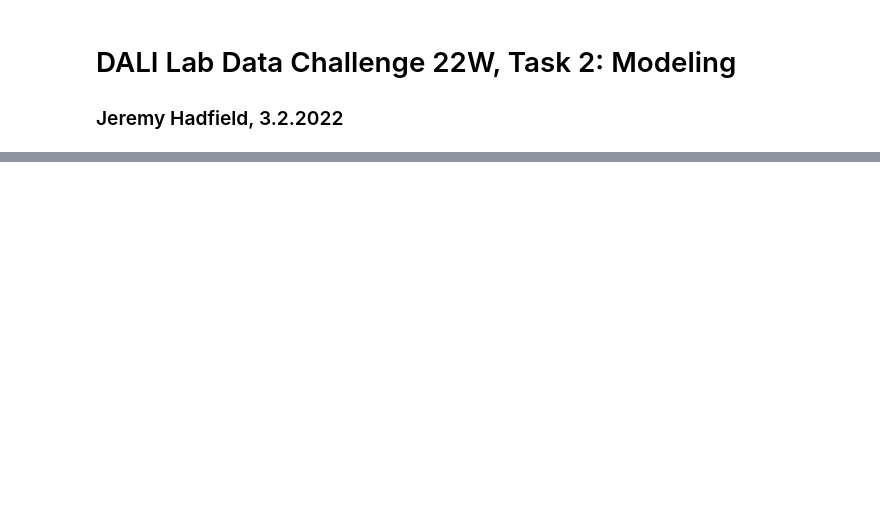
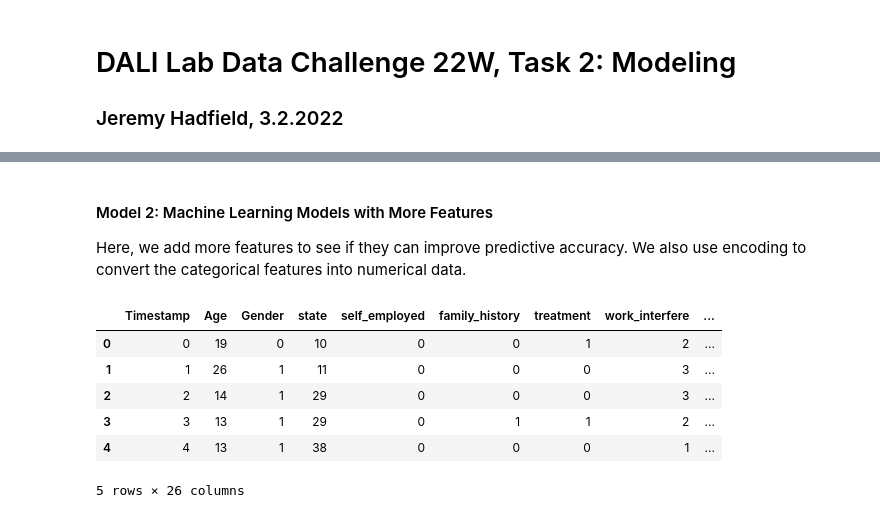
Before and after one commit to jerhadf/data_challenge_22w, a Jupyter notebook: code/02_modeling.ipynb, the cells around one changed output, grey strips where cells are left out. Drawn from its saved outputs; the diff is of its cells as text; code cells hidden in the pictures; blank space fills up the shorter version.

```diff
--- a/code/02_modeling.ipynb
+++ b/code/02_modeling.ipynb
@@ -25,0 +108,15 @@ df.head()
+# %%
+# clean and fill missing values in the Age column
+# complete missing Age data with the median age
+mh_df['Age'].fillna(mh_df['Age'].median(), inplace = True)
+
+# replace outlier ages (<18 or >100) with minimum and maximum values
+mh_df['Age'][mh_df['Age'] < 18] = 18
+mh_df['Age'][mh_df['Age'] > 100] = 100
+
+# create column for age groups
+mh_df['age_range'] = pd.cut(mh_df['Age'], [0,20,30,65,100],
+                            labels=["0-20", "21-30", "31-65", "66-100"], include_lowest=True)
+
+# validate the data cleaning
+mh_df[['Age', 'age_range']]
@@ -25,0 +163,13 @@ df.head()
+# %%
+# replace Yes and No with True and False
+train_df = mh_df.copy() # save version of the df for later
+mh_df = mh_df.replace({'tech_company': {'Yes': True, 'No': False},
+                       'treatment': {'Yes': True, 'No': False},
+                       'care_options': {'Yes': True, 'No': False},
+                       'family_history': {'Yes': True, 'No': False},
+                       'self_employed': {'Yes': True, 'No': False, 'NaN': False}, # code NaN to false
+                       'remote_work': {'Yes': True, 'No': False},
+                       'mental_vs_physical': {'Yes': True, 'No': False},
+                       'anonymity': {'Yes': True, 'No': False},
+                       'obs_consequence': {'Yes': True, 'No': False}
+                      })
@@ -25,0 +312,28 @@ df.head()
+# %% [markdown]
+#### Model 2: Machine Learning Models with More Features
+Here, we add more features to see if they can improve predictive accuracy. We also use encoding to convert the categorical features into numerical data.
+# %%
+# encoding the data
+label_dict = {}
+for feature in train_df:
+    pre = preprocessing.LabelEncoder()
+    pre.fit(train_df[feature])
+    pre_name_mapping = dict(zip(pre.classes_, pre.transform(pre.classes_)))
+    train_df[feature] = pre.transform(train_df[feature])
+
+    # get label names and add to dictionary
+    label_key = 'label_' + feature
+    label_val = [*le_name_mapping]
+    label_dict[label_key] = label_val
+
+# get rid of 'Country'
+train_df = train_df.drop(['Country'], axis= 1)
+train_df.head()
+# %% [output]
+|  | Timestamp | Age | Gender | state | self_employed | family_history | treatment | work_interfere | ... |
+| 0 | 0 | 19 | 0 | 10 | 0 | 0 | 1 | 2 | ... |
+| 1 | 1 | 26 | 1 | 11 | 0 | 0 | 0 | 3 | ... |
+| 2 | 2 | 14 | 1 | 29 | 0 | 0 | 0 | 3 | ... |
+| 3 | 3 | 13 | 1 | 29 | 0 | 1 | 1 | 2 | ... |
+| 4 | 4 | 13 | 1 | 38 | 0 | 0 | 0 | 1 | ... |
+5 rows × 26 columns
```
Also changed, not shown: parts of 29 cells of this notebook, 2 other files.
